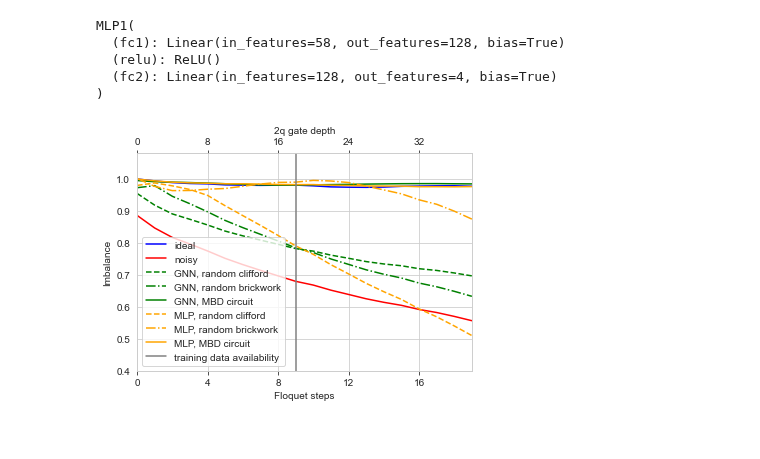
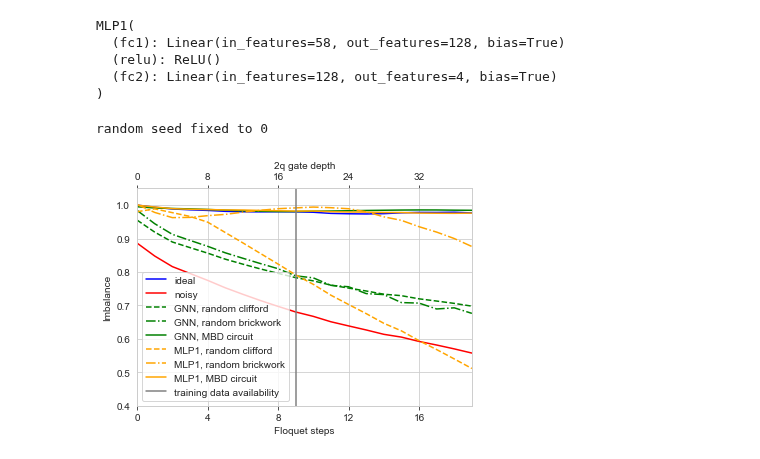
Before and after one commit to qiskit-community/ml-qem, a Jupyter notebook: docs/tutorials/h03_mbd_plot.ipynb, the cells around one changed output. Saved outputs shown, nothing was run; the diff lists cells and outputs as text; code cells hidden in the pictures.

```diff
--- a/docs/tutorials/h03_mbd_plot.ipynb
+++ b/docs/tutorials/h03_mbd_plot.ipynb
@@ -85,7 +85,7 @@ run_config_noisy = {'shots': 10000, 'backend': backend_noisy, 'name': 'noisy'}
 # %%
 model_path_1 = './model/haoran_mbd2/random_cliffords.pth'
 # model_path_2 = './model/haoran_mbd2/random_circuits.pth'
-model_path_3 = './model/haoran_mbd2/random_brickwork3.pth'
+model_path_3 = './model/haoran_mbd2/random_brickwork4.pth'
 model_path_4 = './model/haoran_mbd2/mbd.pth'
 model_path_5 = './model/haoran_mbd2/mlp_random_cliffords.pth'
 model_path_6 = './model/haoran_mbd2/mlp_random_brickwork.pth'
@@ -149,6 +149,7 @@ MLP1(
   (fc2): Linear(in_features=128, out_features=4, bias=True)
 )
 # %%
+fix_random_seed(0)
 ## Now we need to average over many disorders
 num_disorders = 30
 
@@ -314,6 +315,8 @@ imbalance_mitigated_average_4 = np.mean(imbalance_all_mitigated_4, axis=0)
 imbalance_mitigated_average_5 = np.mean(imbalance_all_mitigated_5, axis=0)
 imbalance_mitigated_average_6 = np.mean(imbalance_all_mitigated_6, axis=0)
 imbalance_mitigated_average_7 = np.mean(imbalance_all_mitigated_7, axis=0)
+# %% [output]
+random seed fixed to 0
 # %%
 # """Save all charge imbalance"""
 # to_save = {
@@ -348,35 +351,35 @@ ax2 = ax1.twiny()
 
 ax1.plot(imbalance_ideal_average, color='blue', label="ideal")
 ax1.plot(imbalance_noisy_average, color='red', label="noisy")
 ax1.plot(imbalance_mitigated_average_1, color='green', label="GNN, random clifford", linestyle='dashed')
 # ax1.plot(imbalance_mitigated_average_2, color='green', label="GNN, random circuit", linestyle='dashed')
 ax1.plot(imbalance_mitigated_average_3, color='green', label="GNN, random brickwork", linestyle='-.')
 ax1.plot(imbalance_mitigated_average_4, color='green', label="GNN, MBD circuit", linestyle='solid')
-ax1.plot(imbalance_mitigated_average_5, color='orange', label="MLP, random clifford", linestyle='dashed')
-ax1.plot(imbalance_mitigated_average_6, color='orange', label="MLP, random brickwork", linestyle='-.')
-ax1.plot(imbalance_mitigated_average_7, color='orange', label="MLP, MBD circuit", linestyle='solid')
+ax1.plot(imbalance_mitigated_average_5, color='orange', label="MLP1, random clifford", linestyle='dashed')
+ax1.plot(imbalance_mitigated_average_6, color='orange', label="MLP1, random brickwork", linestyle='-.')
+ax1.plot(imbalance_mitigated_average_7, color='orange', label="MLP1, MBD circuit", linestyle='solid')
 
 ax1.axvline(x = 9, color = 'gray', label = 'training data availability')
 
 ax1.set_xlabel('Floquet steps')
 ax1.set_ylabel('Imbalance')
 ax1.legend()
 
 xmin, xmax = ax1.get_xlim()
 max_x = max_steps + 10
 ax1.set_xlim([0, max_x-1])
 ax2.set_xlim([0, max_x-1])
-ax1.set_ylim([0.4, 1.08])
+ax1.set_ylim([0.4, 1.05])
 ax1.set_xticks(np.arange(0, max_x, 4))
 x2 = np.linspace(xmin, xmax, 50)
 ax2.plot(x2, -np.ones(50)) # Create a dummy plot
 ax2.set_xticks(np.arange(0, max_x, 4))
 ax2.set_xticklabels(2*np.arange(0, max_x, 4))
 ax2.set_xlabel(r"2q gate depth")
 # ax1.grid(None)
 ax2.grid(None)
 
 plt.style.use({'figure.facecolor':'white'})
 plt.show()
 # %% [output]
-[figure, old version]
+[figure, new version]
```
Also changed, not shown: 3 other files.
